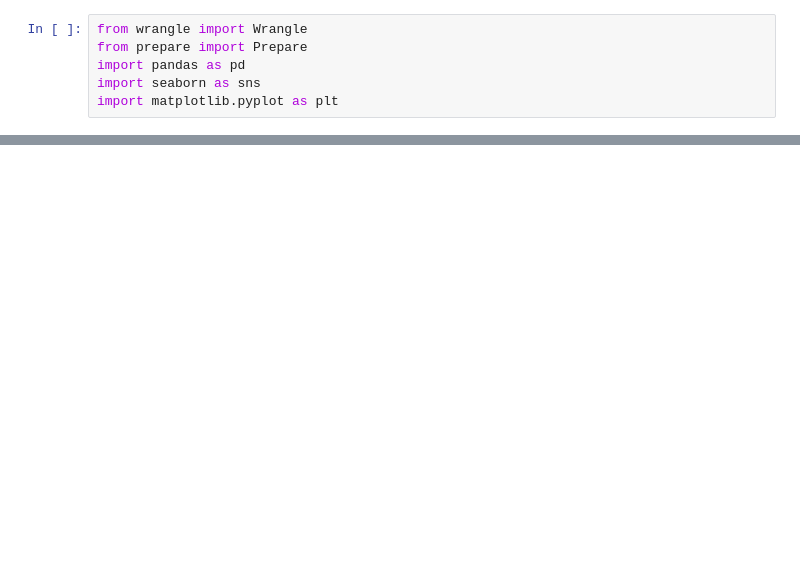
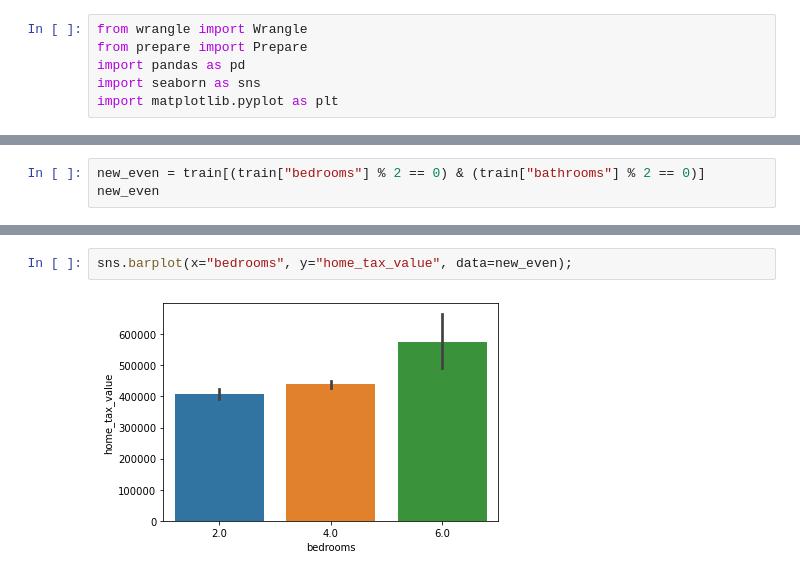
Before and after one commit to scottschmidl/zillow_housing_prices, a Jupyter notebook: explore.ipynb, the cells around one changed output, grey strips where cells are left out. Cells and saved outputs as stored; diff of their text form; blank space fills up the shorter version.

```diff
--- a/explore.ipynb
+++ b/explore.ipynb
@@ -36,0 +40,3 @@ sns.lineplot(x="year_built", y="tax_value_dollar_count", data=train);
+# %%
+new_even = train[(train["bedrooms"] % 2 == 0) & (train["bathrooms"] % 2 == 0)]
+new_even
@@ -36,0 +74,4 @@ sns.lineplot(x="year_built", y="tax_value_dollar_count", data=train);
+# %%
+sns.barplot(x="bedrooms", y="home_tax_value", data=new_even);
+# %% [output]
+[figure, added]
```
Also changed, not shown: parts of 11 cells of this notebook, 4 other files.
